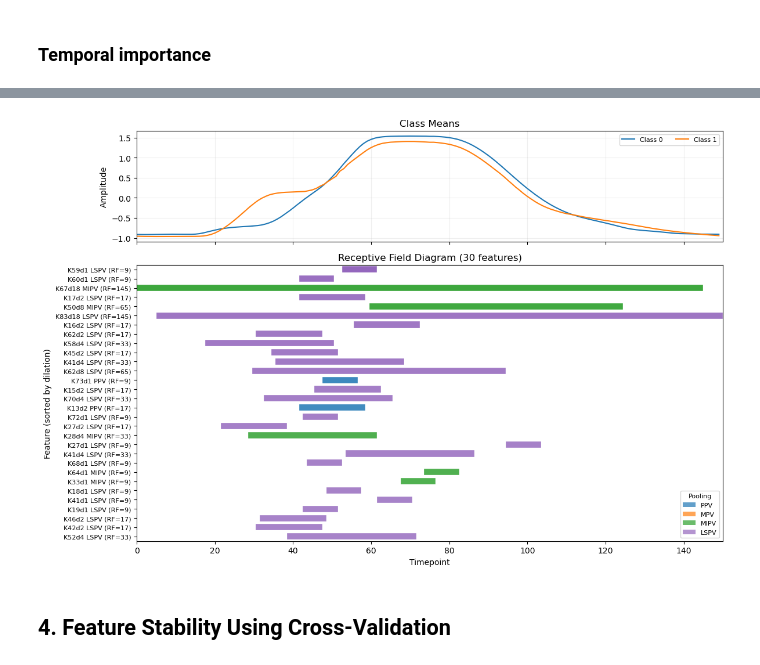
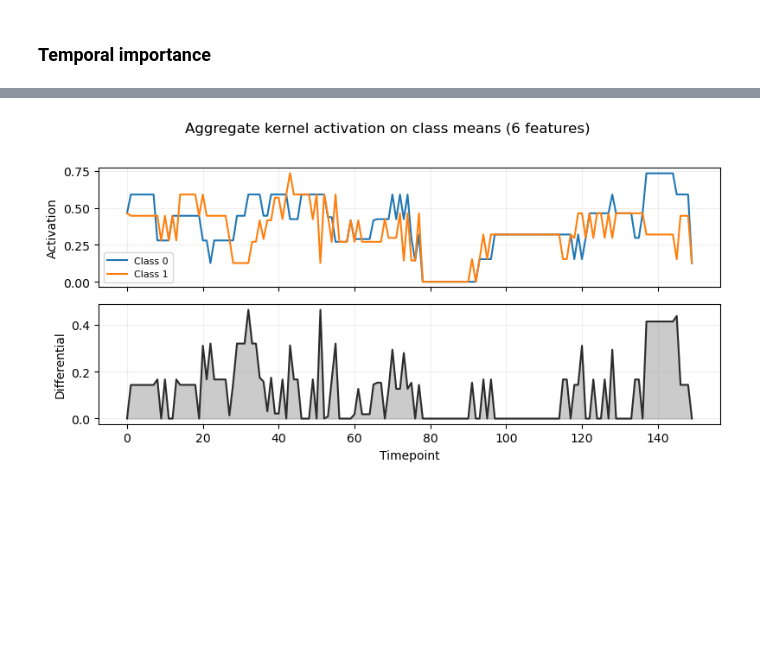
Before and after one commit to LaubachLab/i-rocket, a Jupyter notebook: examples/demo_GunPoint.ipynb, the cells around one changed output, grey strips where cells are left out. Cells and saved outputs as stored; diff of their text form; code cells hidden in the pictures; blank space fills up the shorter version.

```diff
--- a/examples/demo_GunPoint.ipynb
+++ b/examples/demo_GunPoint.ipynb
@@ -25,4 +15,8 @@ import os
 os.environ["OMP_DISPLAY_ENV"] = "FALSE"
 os.environ["KMP_WARNINGS"] = "0"
 
+import numpy as np
+import matplotlib.pyplot as plt
+
 RANDOM_STATE = 42
+FIG_WIDTH = 8
@@ -166,6 +244,8 @@ fig = model.plot_kernel_properties()
 # %%
-fig = IR.plot_receptive_field_diagram(model, X, y, n_top=30)
+fig, class_act, diff = IR.plot_aggregate_activation(
+    model, X, y,
+    feature_mask=stable_features,
+    figsize=(FIG_WIDTH, 4),
+)
 # %% [output]
-[figure, old version]
+[figure, new version]
-# %% [markdown]
-## 4. Feature Stability Using Cross-Validation
```
Also changed, not shown: parts of 47 cells of this notebook, 1 other file.
